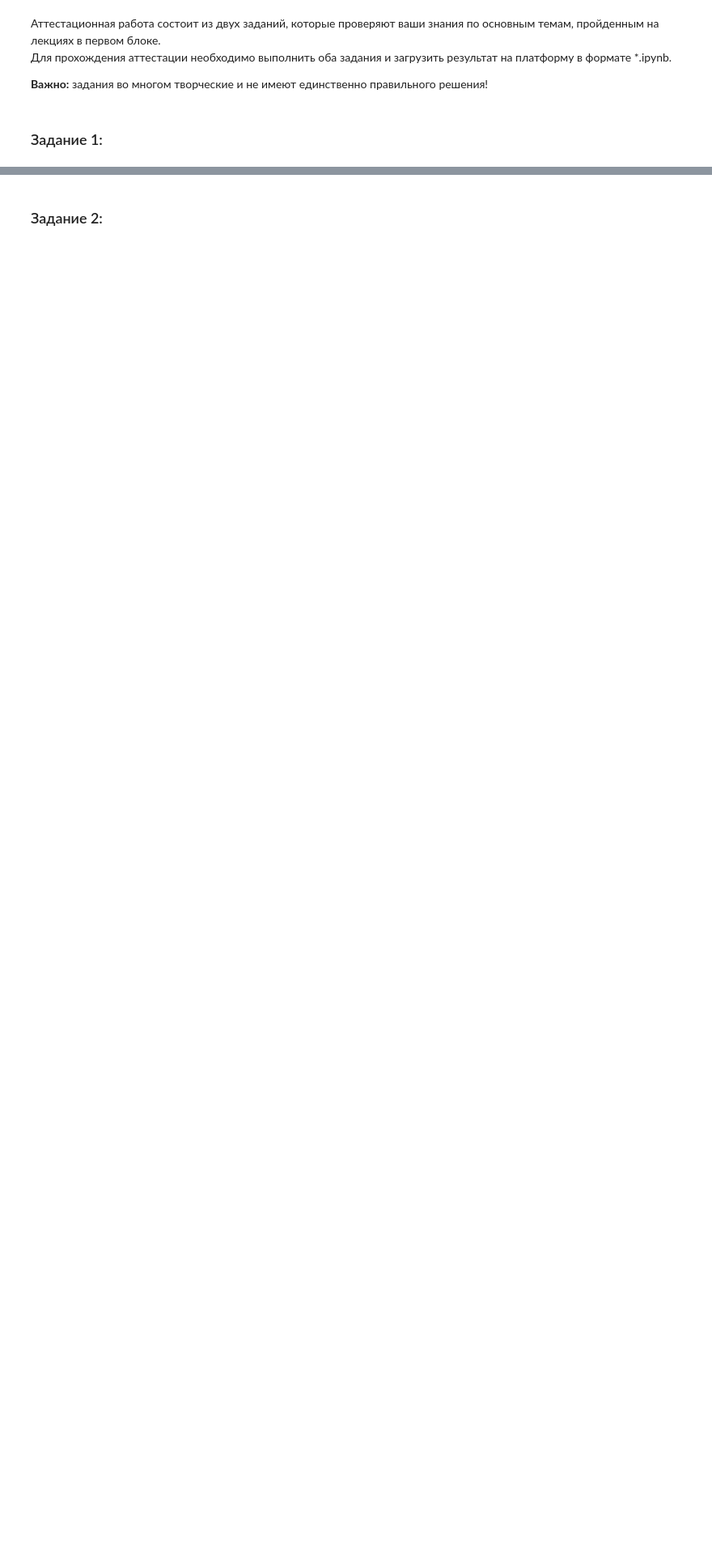
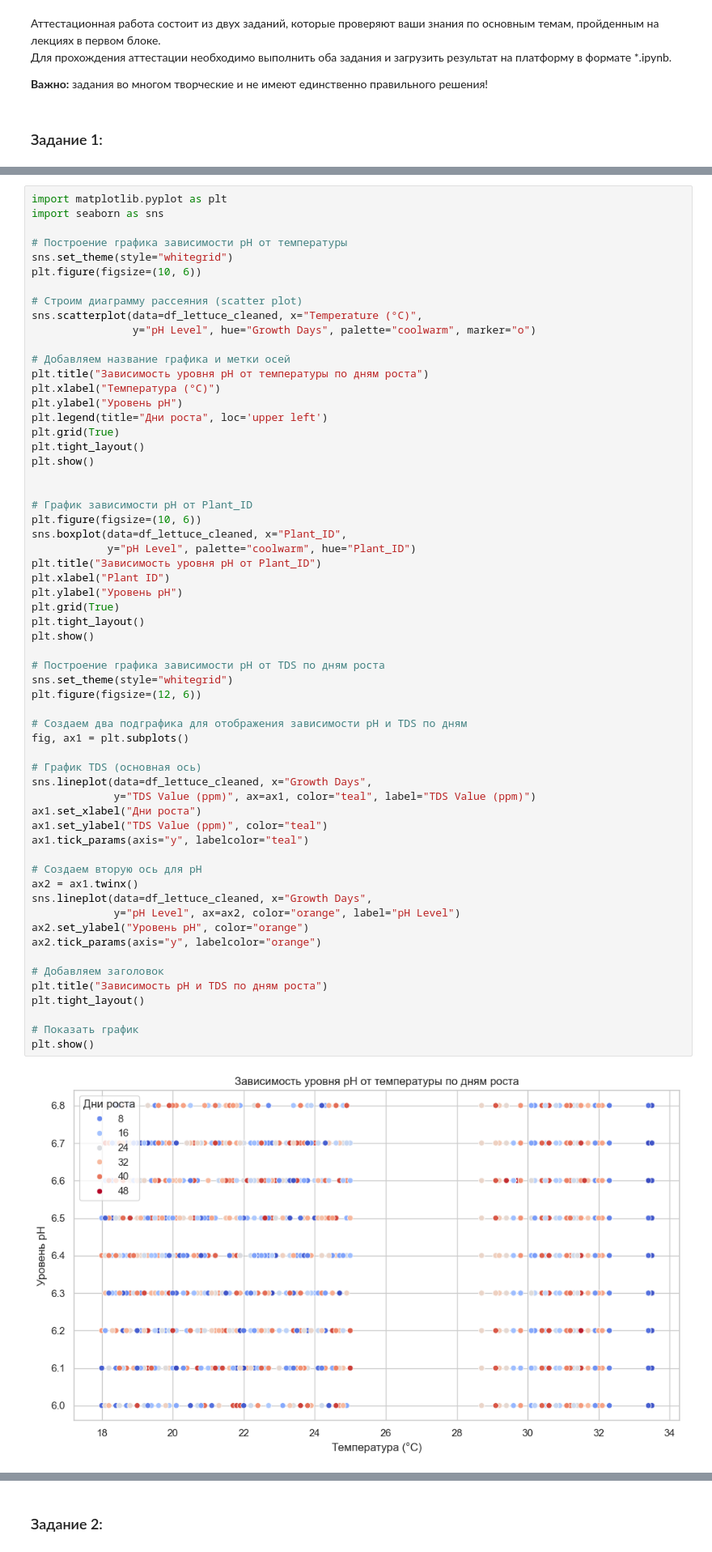
Before and after one commit to antontravkin/python_rtk, a Jupyter notebook: part 2/Lesson 12/faeb870f7c7843e893349d89628fe9ee.ipynb, the cells around one changed output, grey strips where cells are left out. Shown at 81% size. Drawn from its saved outputs; the diff is of its cells as text; blank space fills up the shorter version.

```diff
--- a/part 2/Lesson 12/faeb870f7c7843e893349d89628fe9ee.ipynb
+++ b/part 2/Lesson 12/faeb870f7c7843e893349d89628fe9ee.ipynb
@@ -30,0 +122,62 @@
+# %%
+import matplotlib.pyplot as plt
+import seaborn as sns
+
+# Построение графика зависимости pH от температуры
+sns.set_theme(style="whitegrid")
+plt.figure(figsize=(10, 6))
+
+# Строим диаграмму рассеяния (scatter plot)
+sns.scatterplot(data=df_lettuce_cleaned, x="Temperature (°C)",
+                y="pH Level", hue="Growth Days", palette="coolwarm", marker="o")
+
+# Добавляем название графика и метки осей
+plt.title("Зависимость уровня pH от температуры по дням роста")
+plt.xlabel("Температура (°C)")
+plt.ylabel("Уровень pH")
+plt.legend(title="Дни роста", loc='upper left')
+plt.grid(True)
+plt.tight_layout()
+plt.show()
+
+
+# График зависимости pH от Plant_ID
+plt.figure(figsize=(10, 6))
+sns.boxplot(data=df_lettuce_cleaned, x="Plant_ID",
+            y="pH Level", palette="coolwarm", hue="Plant_ID")
+plt.title("Зависимость уровня pH от Plant_ID")
+plt.xlabel("Plant ID")
+plt.ylabel("Уровень pH")
+plt.grid(True)
+plt.tight_layout()
+plt.show()
+
+# Построение графика зависимости pH от TDS по дням роста
+sns.set_theme(style="whitegrid")
+plt.figure(figsize=(12, 6))
+
+# Создаем два подграфика для отображения зависимости pH и TDS по дням
+fig, ax1 = plt.subplots()
+
+# График TDS (основная ось)
+sns.lineplot(data=df_lettuce_cleaned, x="Growth Days",
+             y="TDS Value (ppm)", ax=ax1, color="teal", label="TDS Value (ppm)")
+ax1.set_xlabel("Дни роста")
+ax1.set_ylabel("TDS Value (ppm)", color="teal")
+ax1.tick_params(axis="y", labelcolor="teal")
+
+# Создаем вторую ось для pH
+ax2 = ax1.twinx()
+sns.lineplot(data=df_lettuce_cleaned, x="Growth Days",
+             y="pH Level", ax=ax2, color="orange", label="pH Level")
+ax2.set_ylabel("Уровень pH", color="orange")
+ax2.tick_params(axis="y", labelcolor="orange")
+
+# Добавляем заголовок
+plt.title("Зависимость pH и TDS по дням роста")
+plt.tight_layout()
+
+# Показать график
+plt.show()
+# %% [output]
+[figure, added]
```
Also changed, not shown: parts of 7 cells of this notebook, 7 other files.
